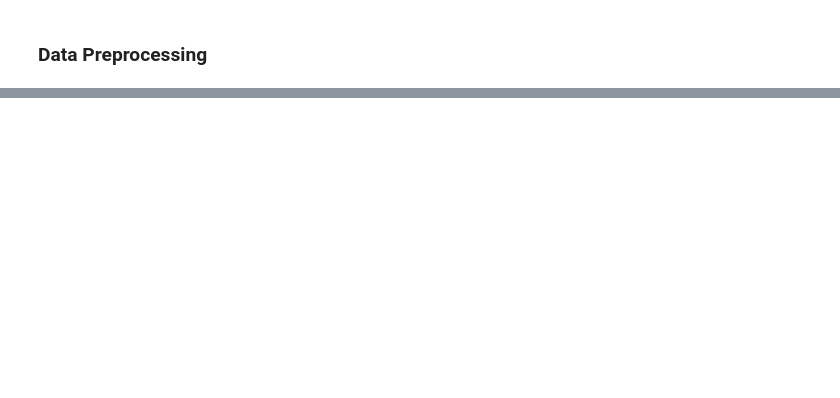
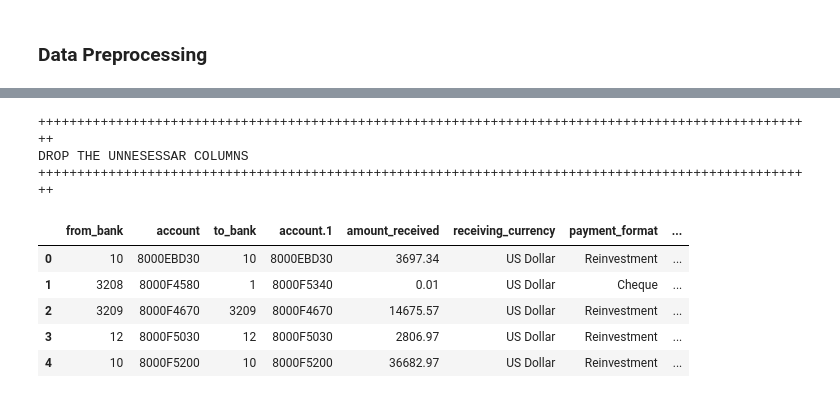
Before and after one commit to votanasrey/Hybrid-Node-Clustering-Approach-for-Graph-Based-Anti-Money-Laundering, a Jupyter notebook: model_dev/logistic_regression.ipynb, the cells around one changed output, grey strips where cells are left out. Cells and saved outputs as stored; diff of their text form; code cells hidden in the pictures; blank space fills up the shorter version.

```diff
--- a/model_dev/logistic_regression.ipynb
+++ b/model_dev/logistic_regression.ipynb
@@ -485,0 +526,15 @@ create_transaction_line_plot(df, 'timestamp', 'usd_amount', 'Daily Transaction A
+# %%
+print(format_title_output("DROP THE UNNESESSAR COLUMNS"))
+columns_to_drop = ['timestamp', 'amount_paid', 'payment_currency']
+new_df.drop(columns_to_drop, axis=1, inplace=True)
+new_df.head()
+# %% [output]
+++++++++++++++++++++++++++++++++++++++++++++++++++++++++++++++++++++++++++++++++++++++++++++++++++++
+DROP THE UNNESESSAR COLUMNS
+++++++++++++++++++++++++++++++++++++++++++++++++++++++++++++++++++++++++++++++++++++++++++++++++++++
+|  | from_bank | account | to_bank | account.1 | amount_received | receiving_currency | payment_format | ... |
+| 0 | 10 | 8000EBD30 | 10 | 8000EBD30 | 3697.34 | US Dollar | Reinvestment | ... |
+| 1 | 3208 | 8000F4580 | 1 | 8000F5340 | 0.01 | US Dollar | Cheque | ... |
+| 2 | 3209 | 8000F4670 | 3209 | 8000F4670 | 14675.57 | US Dollar | Reinvestment | ... |
+| 3 | 12 | 8000F5030 | 12 | 8000F5030 | 2806.97 | US Dollar | Reinvestment | ... |
+| 4 | 10 | 8000F5200 | 10 | 8000F5200 | 36682.97 | US Dollar | Reinvestment | ... |
```
Also changed, not shown: parts of 8 cells of this notebook.
